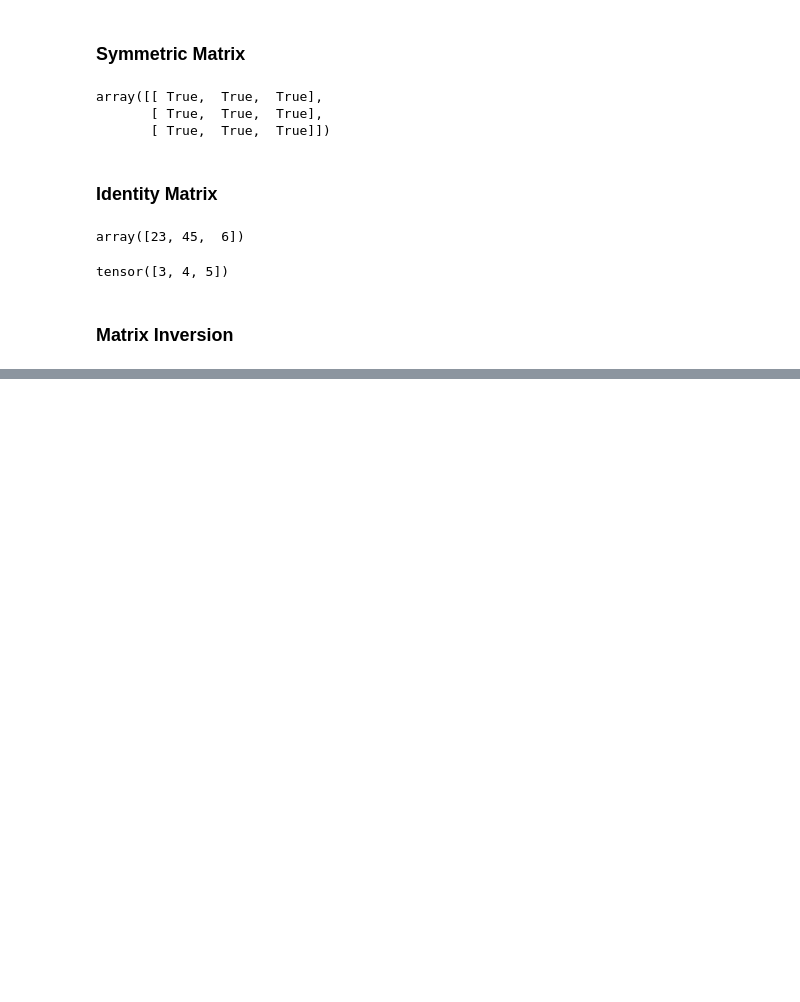
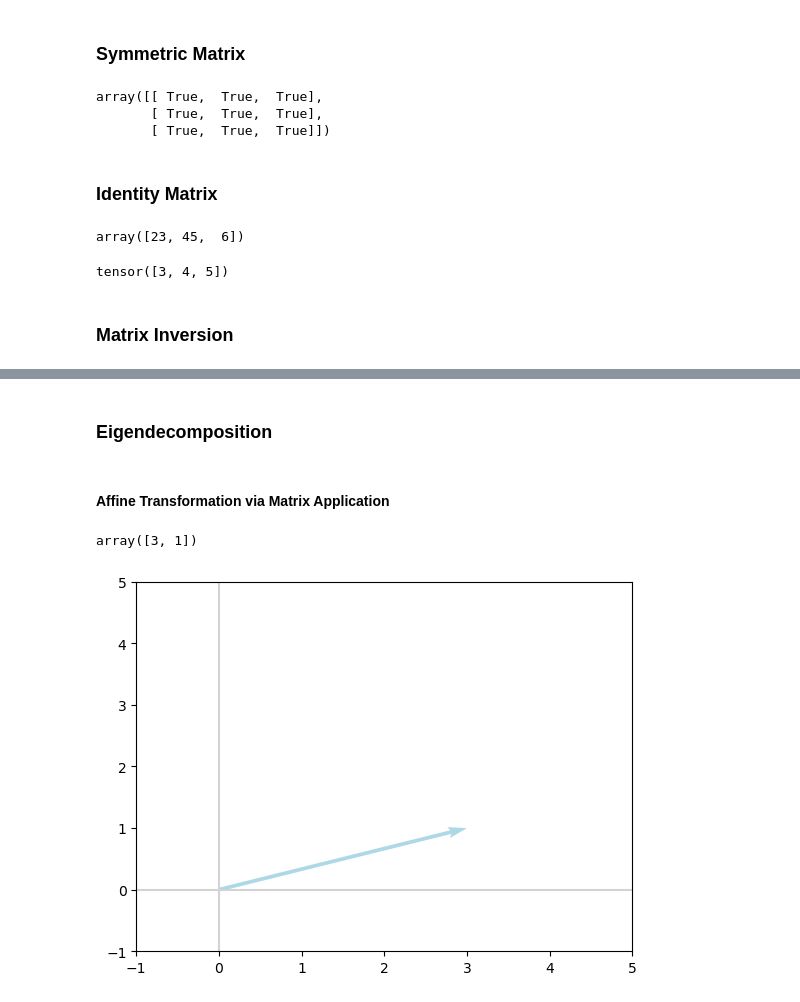
Before and after one commit to rabobahago/complete_deep_learning_pytorch, a Jupyter notebook: algebra/main.ipynb, the cells around one changed output, grey strips where cells are left out. Cells and saved outputs as stored; diff of their text form; code cells hidden in the pictures; blank space fills up the shorter version.

Commit message:
matrix affine transformation added

```diff
--- a/algebra/main.ipynb
+++ b/algebra/main.ipynb
@@ -537,0 +541,9 @@ array([-1.,  4.])
+# %% [markdown]
+### Eigendecomposition
+# %% [markdown]
+#### Affine Transformation via Matrix Application
+# %%
+v = np.array([3, 1])
+v
+# %% [output]
+array([3, 1])
@@ -537,0 +552,34 @@ array([-1.,  4.])
+# %%
+def plot_vectors(vectors, colors):
+    """
+    Plot one or more vectors in a 2D plane, specifying a color for each.
+
+    Arguments
+    ---------
+    vectors: list of lists or of arrays
+        Coordinates of the vectors to plot. For example, [[1, 3], [2, 2]]
+        contains two vectors to plot, [1, 3] and [2, 2].
+    colors: list
+        Colors of the vectors. For instance: ['red', 'blue'] will display the
+        first vector in red and the second in blue.
+
+    Example
+    -------
+    plot_vectors([[1, 3], [2, 2]], ['red', 'blue'])
+    plt.xlim(-1, 4)
+    plt.ylim(-1, 4)
+    """
+    plt.figure()
+    plt.axvline(x=0, color='lightgray')
+    plt.axhline(y=0, color='lightgray')
+
+    for i in range(len(vectors)):
+        x = np.concatenate([[0,0],vectors[i]])
+        plt.quiver([x[0]], [x[1]], [x[2]], [x[3]],
+                   angles='xy', scale_units='xy', scale=1, color=colors[i],)
+# %%
+plot_vectors([v], ['lightblue'])
+plt.xlim(-1, 5)
+_ = plt.ylim(-1, 5)
+# %% [output]
+[figure, added]
```
Also changed, not shown: parts of 4 cells of this notebook.
